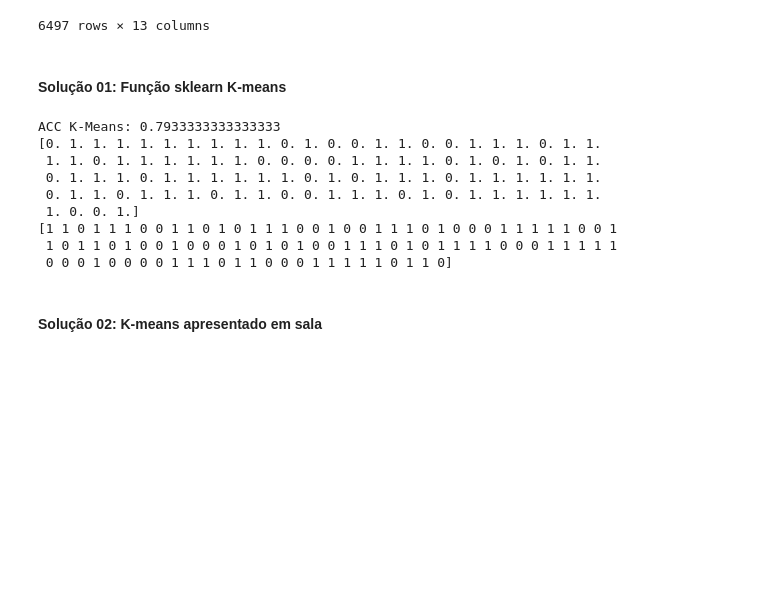
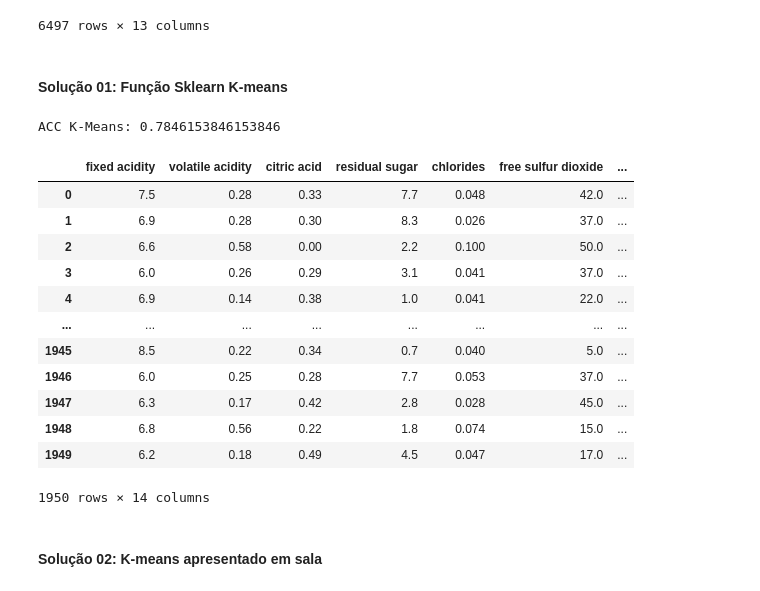
Before and after one commit to andressagomes26/pythonIA_Mentoring, a Jupyter notebook: 2. Machine Learning/Atividade/pythonIA_ML_winequality.ipynb, the cells around one changed output. Drawn from its saved outputs; the diff is of its cells as text; code cells hidden in the pictures; blank space fills up the shorter version.

```diff
--- a/2. Machine Learning/Atividade/pythonIA_ML_winequality.ipynb
+++ b/2. Machine Learning/Atividade/pythonIA_ML_winequality.ipynb
@@ -51,7 +49,7 @@ df
 | 6496 | 6.0 | 0.21 | 0.38 | 0.8 | 0.020 | 22.0 | ... |
 6497 rows × 13 columns
 # %% [markdown]
-#### Solução 01: Função sklearn K-means
+#### Solução 01: Função Sklearn K-means
 # %%
 # Extrai as features e os labels
 features, label = [], []
@@ -73,19 +70,30 @@ kmeans.fit(X_train)
 
 acc_Kmeans = metrics.accuracy_score(y_test, kmeans.predict(X_test))
 print("ACC K-Means: {}".format(acc_Kmeans))
-
-print(np.array(y_test[:100]))
-print(np.array(kmeans.labels_[:100]))
 # %% [output]
-ACC K-Means: 0.7933333333333333
-[0. 1. 1. 1. 1. 1. 1. 1. 1. 1. 0. 1. 0. 0. 1. 1. 0. 0. 1. 1. 1. 0. 1. 1.
- 1. 1. 0. 1. 1. 1. 1. 1. 1. 0. 0. 0. 0. 1. 1. 1. 1. 0. 1. 0. 1. 0. 1. 1.
- 0. 1. 1. 1. 0. 1. 1. 1. 1. 1. 1. 0. 1. 0. 1. 1. 1. 0. 1. 1. 1. 1. 1. 1.
- 0. 1. 1. 0. 1. 1. 1. 0. 1. 1. 0. 0. 1. 1. 1. 0. 1. 0. 1. 1. 1. 1. 1. 1.
- 1. 0. 0. 1.]
-[1 1 0 1 1 1 0 0 1 1 0 1 0 1 1 1 0 0 1 0 0 1 1 1 0 1 0 0 0 1 1 1 1 1 0 0 1
- 1 0 1 1 0 1 0 0 1 0 0 0 1 0 1 0 1 0 0 1 1 1 0 1 0 1 1 1 1 0 0 0 1 1 1 1 1
- 0 0 0 1 0 0 0 0 1 1 1 0 1 1 0 0 0 1 1 1 1 1 0 1 1 0]
+ACC K-Means: 0.7846153846153846
+# %%
+columns=column_names=['fixed acidity', 'volatile acidity', 'citric acid', 'residual sugar', 'chlorides',
+                      'free sulfur dioxide', 'total sulfur dioxide', 'density', 'pH', 'sulphates', 'alcohol',
+                      'quality']
+data_df = pd.DataFrame(X_test, columns=column_names)
+data_df['label'] = y_test
+data_df['label K-means'] = kmeans.predict(X_test)
+data_df
+# %% [output]
+|  | fixed acidity | volatile acidity | citric acid | residual sugar | chlorides | free sulfur dioxide | ... |
+| 0 | 7.5 | 0.28 | 0.33 | 7.7 | 0.048 | 42.0 | ... |
+| 1 | 6.9 | 0.28 | 0.30 | 8.3 | 0.026 | 37.0 | ... |
+| 2 | 6.6 | 0.58 | 0.00 | 2.2 | 0.100 | 50.0 | ... |
+| 3 | 6.0 | 0.26 | 0.29 | 3.1 | 0.041 | 37.0 | ... |
+| 4 | 6.9 | 0.14 | 0.38 | 1.0 | 0.041 | 22.0 | ... |
+| ... | ... | ... | ... | ... | ... | ... | ... |
+| 1945 | 8.5 | 0.22 | 0.34 | 0.7 | 0.040 | 5.0 | ... |
+| 1946 | 6.0 | 0.25 | 0.28 | 7.7 | 0.053 | 37.0 | ... |
+| 1947 | 6.3 | 0.17 | 0.42 | 2.8 | 0.028 | 45.0 | ... |
+| 1948 | 6.8 | 0.56 | 0.22 | 1.8 | 0.074 | 15.0 | ... |
+| 1949 | 6.2 | 0.18 | 0.49 | 4.5 | 0.047 | 17.0 | ... |
+1950 rows × 14 columns
 # %% [markdown]
 #### Solução 02: K-means apresentado em sala
 # %%
```
Also changed, not shown: parts of 13 cells of this notebook.
